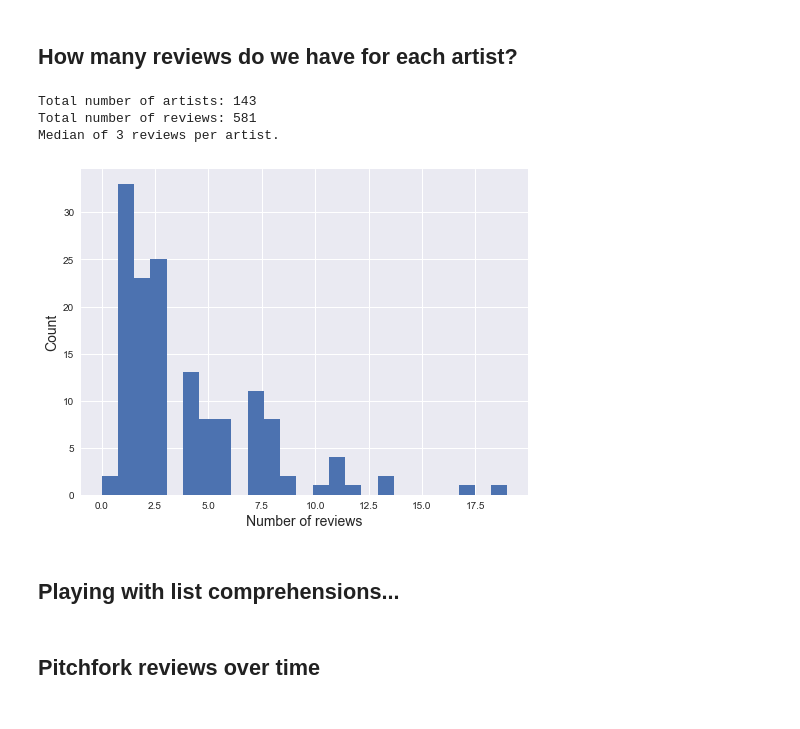
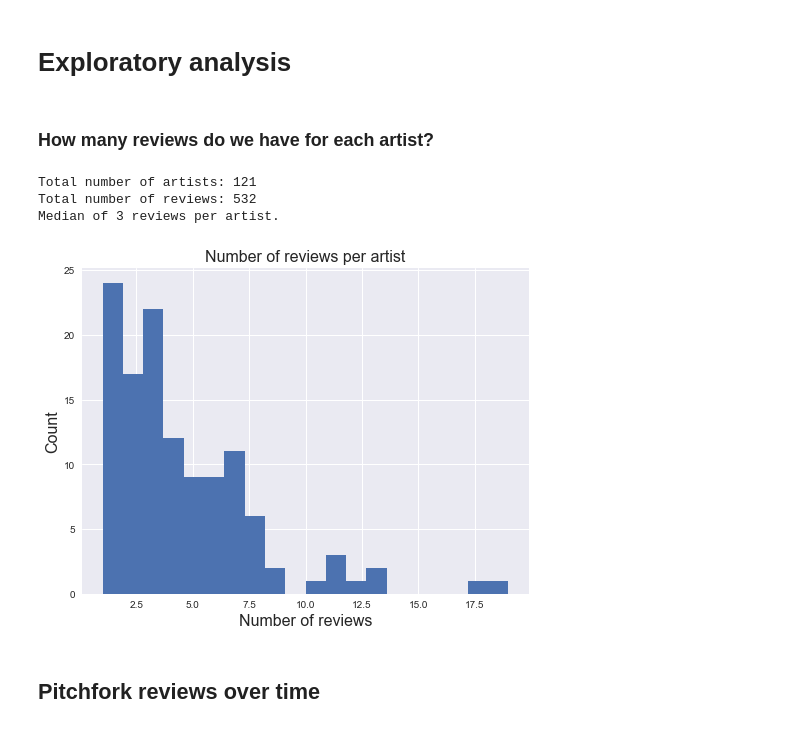
Before and after one commit to johnwmillr/pitchfork_reviews_and_lyrics, a Jupyter notebook: analysis.ipynb, the cells around one changed output. Drawn from its saved outputs; the diff is of its cells as text; code cells hidden in the pictures.

```diff
--- a/analysis.ipynb
+++ b/analysis.ipynb
@@ -15,4 +0,0 @@ FS = 18
-# %%
-import seaborn as sns
-sns.set(color_codes=True)
-np.random.seed(sum(map(ord, "regression")))
@@ -19 +4,13 @@ np.random.seed(sum(map(ord, "regression")))
+# %%
+import pandas as pd
+import numpy as np
+import matplotlib.pyplot as plt
+import pickle
+import json
+import time
+import os
+
+FS = 16 # fontsize
+%matplotlib inline
+plt.style.use('seaborn')
 # %% [markdown]
@@ -160,0 +18,6 @@ scores_by_gender = [male_scores, female_scores]
+# %%
+# Pitchfork album reviews
+reviews = pd.read_json('./data/pitchfork_reviews_matched.json')
+reviews = reviews[['artist', 'album', 'year', 'genre',
+                   'gender', 'score', 'best_new_music',
+                   'abstract', 'editorial', 'label', 'url', 'cover']]
@@ -161,19 +41,23 @@ scores_by_gender = [male_scores, female_scores]
+# %% [markdown]
+# Exploratory analysis
 # %% [markdown]
-## How many reviews do we have for each artist?
+### How many reviews do we have for each artist?
+# %%
+artists = reviews.groupby('artist')
 # %%
-print("Total number of artists: {}".format(len(reviews_per_artist)))
-print("Total number of reviews: {}".format(reviews_per_artist.sum()))
-print("Median of {:1.0f} reviews per artist.".format(np.median(reviews_per_artist)))
+print("Total number of artists: {}".format(len(artists)))
+print("Total number of reviews: {}".format(len(reviews)))
+print("Median of {:1.0f} reviews per artist.".format(np.median(artists.count())))
 
+# Histogram of the number of reviews per artist
 fig, ax = plt.subplots(figsize=(8,6))
-ax.hist(reviews_per_artist, 25)
+ax.hist(artists.count()['album'], 20)
 ax.set_xlabel("Number of reviews", fontsize=FS)
 ax.set_ylabel("Count", fontsize=FS)
+ax.set_title("Number of reviews per artist", fontsize=FS)
 plt.show()
 # %% [output]
-Total number of artists: 143
-Total number of reviews: 581
+Total number of artists: 121
+Total number of reviews: 532
 Median of 3 reviews per artist.
-[figure, old version]
+[figure, new version]
-# %% [markdown]
-## Playing with list comprehensions...
```
Also changed, not shown: parts of 34 cells of this notebook.
